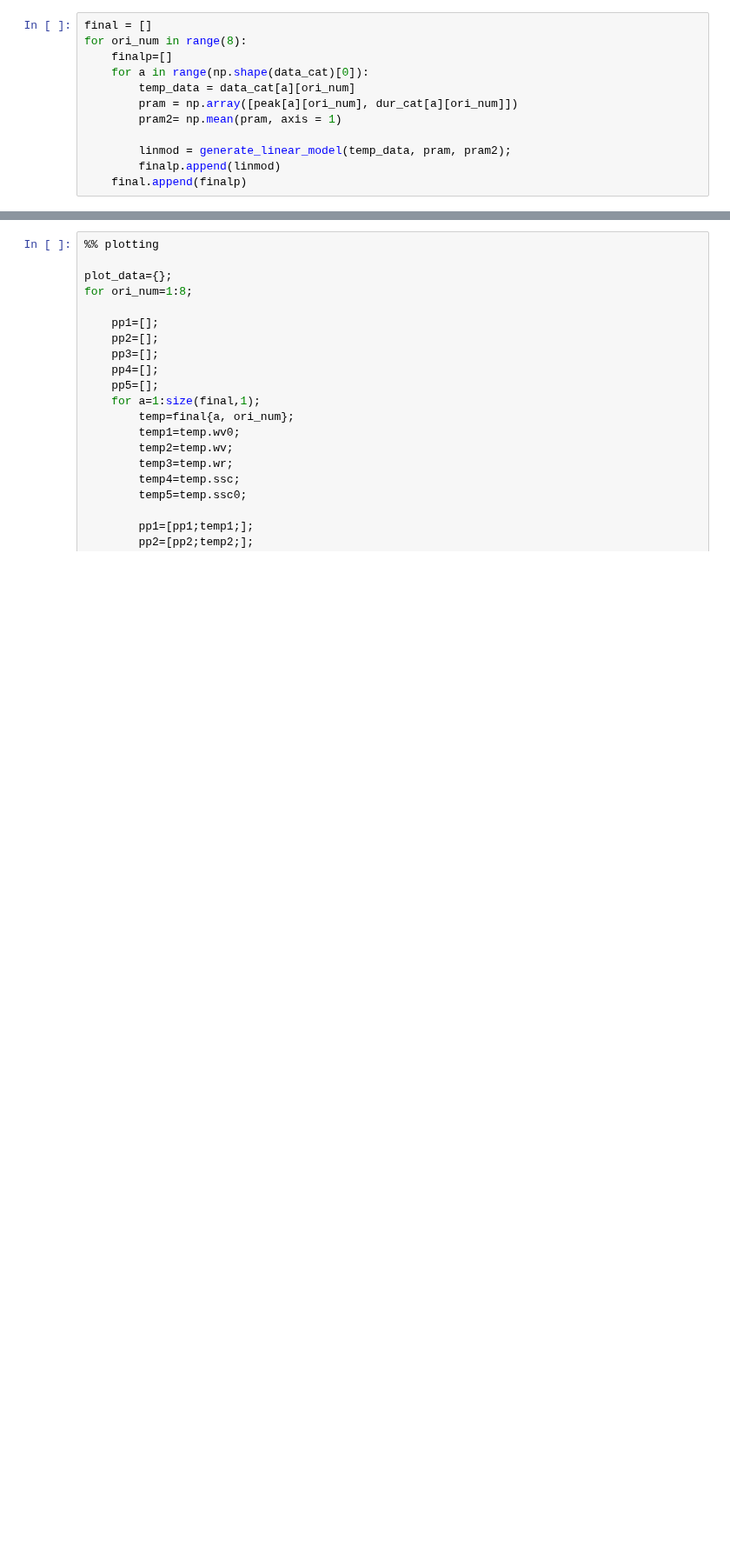
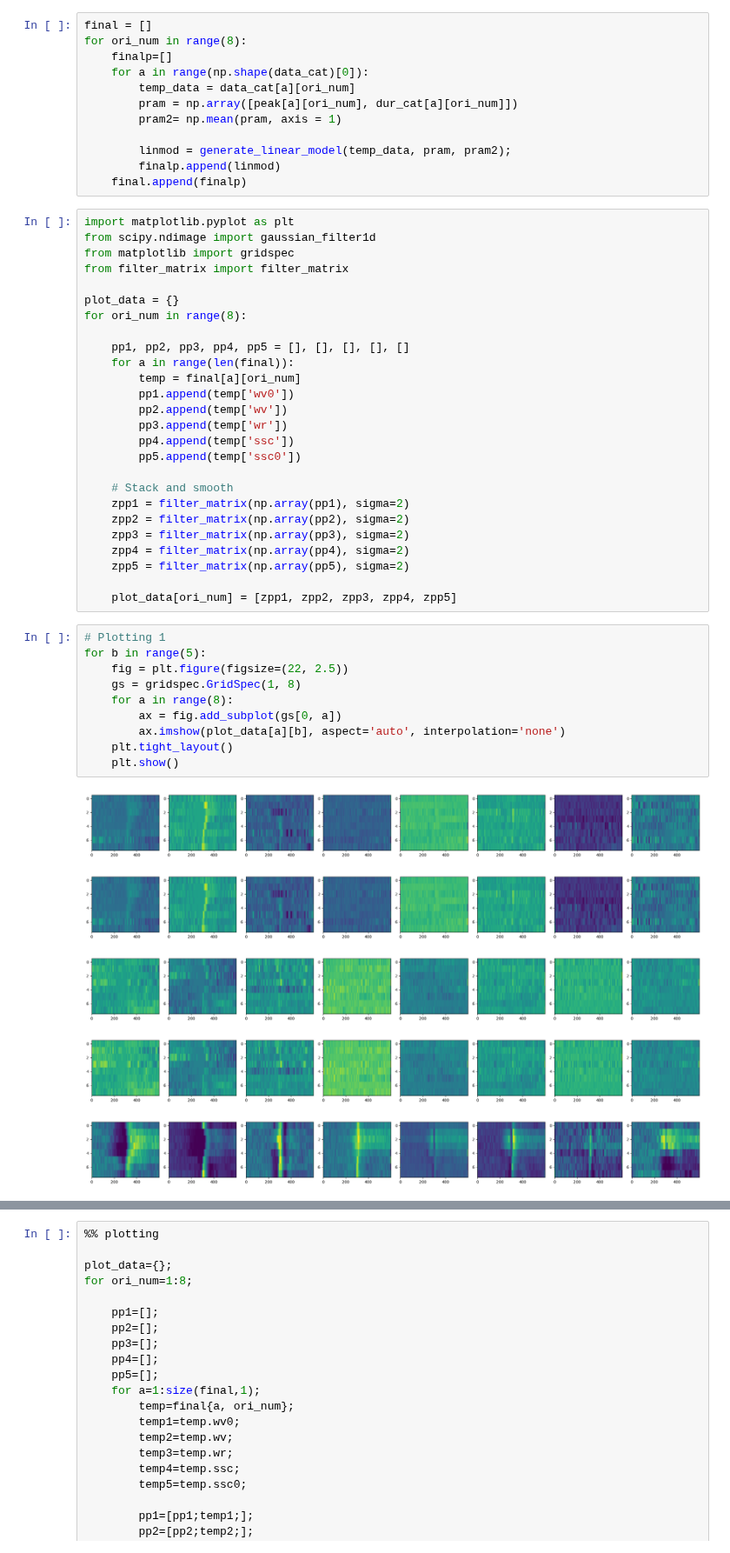
Before and after one commit to NeuroAI-IBS/fn_data_saccade, a Jupyter notebook: Data sorting/python_code/linear_analy.ipynb, the cells around one changed output, grey strips where cells are left out. Shown at 87% size. Cells and saved outputs as stored; diff of their text form; blank space fills up the shorter version.

```diff
--- a/Data sorting/python_code/linear_analy.ipynb
+++ b/Data sorting/python_code/linear_analy.ipynb
@@ -177,3 +177,45 @@ for ori_num in range(8):
         linmod = generate_linear_model(temp_data, pram, pram2);
         finalp.append(linmod)
     final.append(finalp)
+# %%
+import matplotlib.pyplot as plt
+from scipy.ndimage import gaussian_filter1d
+from matplotlib import gridspec
+from filter_matrix import filter_matrix
+
+plot_data = {}
+for ori_num in range(8):
+
+    pp1, pp2, pp3, pp4, pp5 = [], [], [], [], []
+    for a in range(len(final)):
+        temp = final[a][ori_num]
+        pp1.append(temp['wv0'])
+        pp2.append(temp['wv'])
+        pp3.append(temp['wr'])
+        pp4.append(temp['ssc'])
+        pp5.append(temp['ssc0'])
+
+    # Stack and smooth
+    zpp1 = filter_matrix(np.array(pp1), sigma=2)
+    zpp2 = filter_matrix(np.array(pp2), sigma=2)
+    zpp3 = filter_matrix(np.array(pp3), sigma=2)
+    zpp4 = filter_matrix(np.array(pp4), sigma=2)
+    zpp5 = filter_matrix(np.array(pp5), sigma=2)
+
+    plot_data[ori_num] = [zpp1, zpp2, zpp3, zpp4, zpp5]
+# %%
+# Plotting 1
+for b in range(5):
+    fig = plt.figure(figsize=(22, 2.5))
+    gs = gridspec.GridSpec(1, 8)
+    for a in range(8):
+        ax = fig.add_subplot(gs[0, a])
+        ax.imshow(plot_data[a][b], aspect='auto', interpolation='none')
+    plt.tight_layout()
+    plt.show()
+# %% [output]
+[figure, added]
+[figure, added]
+[figure, added]
+[figure, added]
+[figure, added]
```
Also changed, not shown: parts of 1 cell of this notebook.
